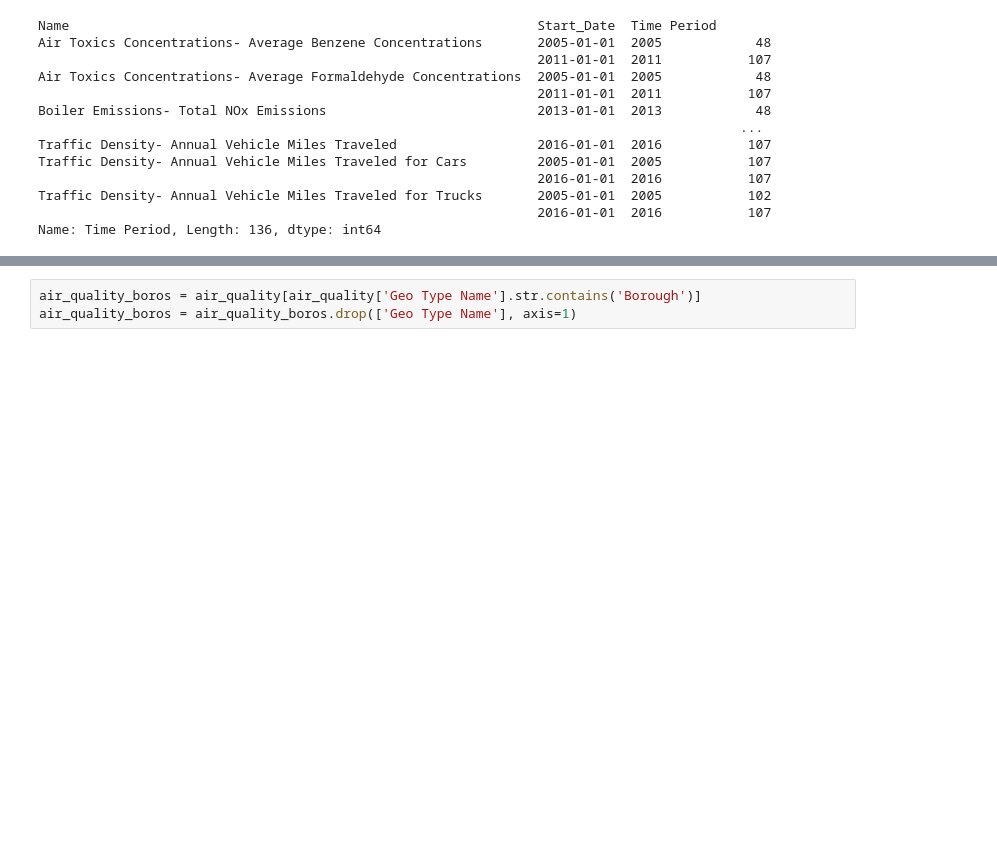
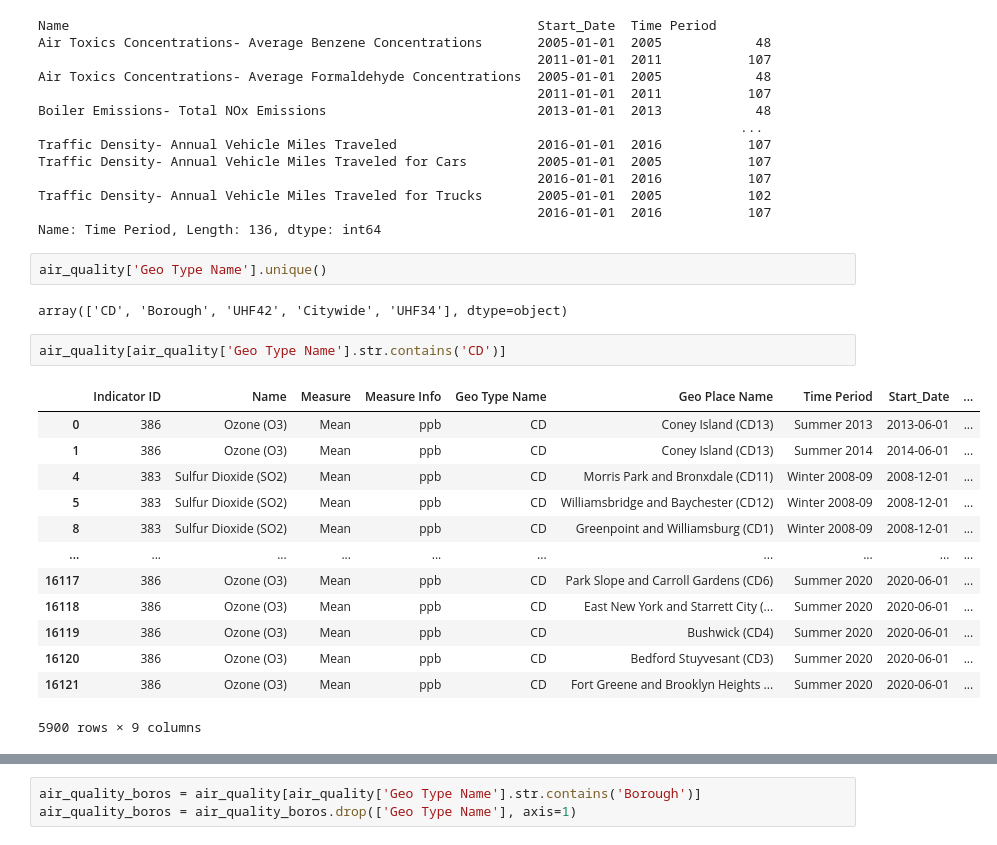
Before and after one commit to daniel-a-r/ccny_data_science_project, a Jupyter notebook: data_science_project.ipynb, the cells around one changed output, grey strips where cells are left out. Cells and saved outputs as stored; diff of their text form; blank space fills up the shorter version.

```diff
--- a/data_science_project.ipynb
+++ b/data_science_project.ipynb
@@ -465,3 +483,23 @@ Traffic Density- Annual Vehicle Miles Traveled for Cars         2005-01-01  2005
 Traffic Density- Annual Vehicle Miles Traveled for Trucks       2005-01-01  2005           102
                                                                 2016-01-01  2016           107
 Name: Time Period, Length: 136, dtype: int64
+# %%
+air_quality['Geo Type Name'].unique()
+# %% [output]
+array(['CD', 'Borough', 'UHF42', 'Citywide', 'UHF34'], dtype=object)
+# %%
+air_quality[air_quality['Geo Type Name'].str.contains('CD')]
+# %% [output]
+|  | Indicator ID | Name | Measure | Measure Info | Geo Type Name | Geo Place Name | Time Period | Start_Date | ... |
+| 0 | 386 | Ozone (O3) | Mean | ppb | CD | Coney Island (CD13) | Summer 2013 | 2013-06-01 | ... |
+| 1 | 386 | Ozone (O3) | Mean | ppb | CD | Coney Island (CD13) | Summer 2014 | 2014-06-01 | ... |
+| 4 | 383 | Sulfur Dioxide (SO2) | Mean | ppb | CD | Morris Park and Bronxdale (CD11) | Winter 2008-09 | 2008-12-01 | ... |
+| 5 | 383 | Sulfur Dioxide (SO2) | Mean | ppb | CD | Williamsbridge and Baychester (CD12) | Winter 2008-09 | 2008-12-01 | ... |
+| 8 | 383 | Sulfur Dioxide (SO2) | Mean | ppb | CD | Greenpoint and Williamsburg (CD1) | Winter 2008-09 | 2008-12-01 | ... |
+| ... | ... | ... | ... | ... | ... | ... | ... | ... | ... |
+| 16117 | 386 | Ozone (O3) | Mean | ppb | CD | Park Slope and Carroll Gardens (CD6) | Summer 2020 | 2020-06-01 | ... |
+| 16118 | 386 | Ozone (O3) | Mean | ppb | CD | East New York and Starrett City (... | Summer 2020 | 2020-06-01 | ... |
+| 16119 | 386 | Ozone (O3) | Mean | ppb | CD | Bushwick (CD4) | Summer 2020 | 2020-06-01 | ... |
+| 16120 | 386 | Ozone (O3) | Mean | ppb | CD | Bedford Stuyvesant (CD3) | Summer 2020 | 2020-06-01 | ... |
+| 16121 | 386 | Ozone (O3) | Mean | ppb | CD | Fort Greene and Brooklyn Heights ... | Summer 2020 | 2020-06-01 | ... |
+5900 rows × 9 columns
```
Also changed, not shown: parts of 25 cells of this notebook.
